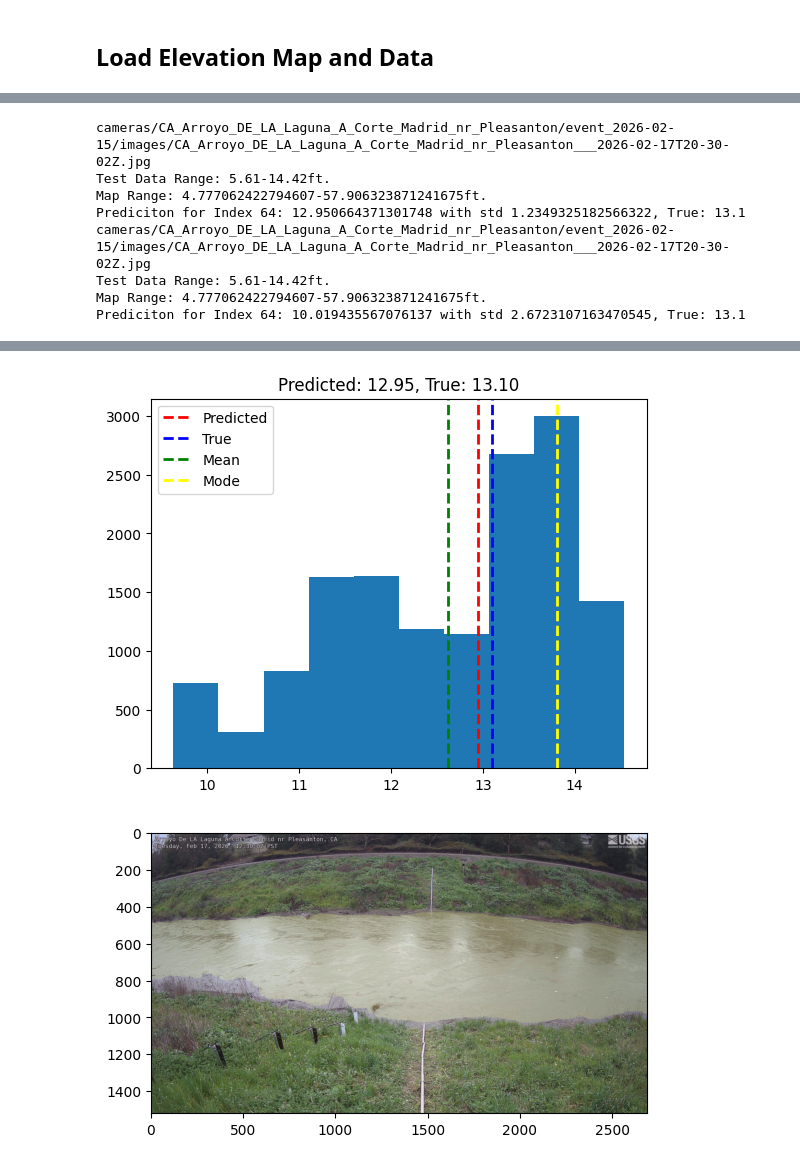
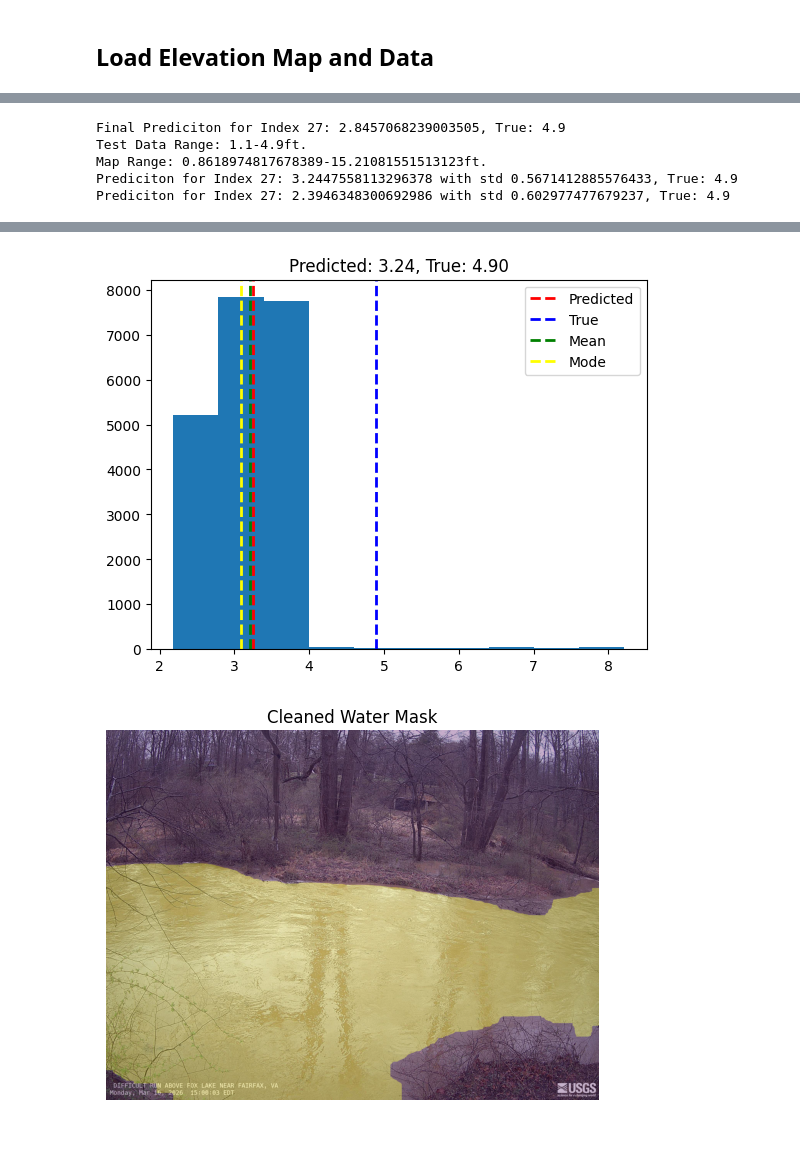
Before and after one commit to Water-Imagery-Sensing/water-level-est-v1, a Jupyter notebook: notebooks/05_map_to_prediction.ipynb, the cells around one changed output, grey strips where cells are left out. Cells and saved outputs as stored; diff of their text form; code cells hidden in the pictures; blank space fills up the shorter version.

```diff
--- a/notebooks/05_map_to_prediction.ipynb
+++ b/notebooks/05_map_to_prediction.ipynb
@@ -51,11 +51,15 @@ test_run_name = 'test_2025-03-25'
 # Select site and test dierctory. The test data will be drawn from the specified folder for the camera
 
 ##### Input ####
-site_selection = 0
+site_selection = 5
+test_run_name = 'event_2026-03-16'
+# test_run_name = 'event_2025-08-14'
 # test_run_name = 'test_2025-03-25'
 # test_run_name = 'event_2025-06-23'
-test_run_name = 'event_2026-02-15'
-
+# test_run_name = 'event_2026-02-15'
+# test_run_name = 'test_2025-12-24'
+# test_run_name = 'event_2026-03-04'
+# test_run_name = 'test_2026-04-03'
 
 ################
 
@@ -81,9 +85,9 @@ masks_dir = f'{test_dir}/masks'
 csv_path = f'{test_dir}/images_and_data.csv'
 
 # # Output directory
-# output_dir = f'{test_dir}/predicitons'
-# os.makedirs(output_dir, exist_ok=True)
+output_dir = f'{test_dir}/predicitons'
+os.makedirs(output_dir, exist_ok=True)
 
 print(f"Loading data from: {csv_path}")
-# print(f"Output will be saved to: {output_dir}")
+print(f"Output will be saved to: {output_dir}")
 # %% [output]
@@ -383,13 +407,16 @@ for i, method in enumerate(methods):
     plt.figure()
     plt.plot(pred_w_ele)
     plt.plot(true_w_ele)
-    plt.title(f"Predicted and True Water Elevations Using {method}")
+    plt.title(f"Predicted and True Water Elevations Using {method.replace('_', ' ')}")
     # plt.legend(("Predicted", "True"))
     legend_entries = []
     for j in range(pred_w_ele.shape[1]):
-        legend_entries.append(f"Predicted {j}")
+        legend_entries.append(f"Predicted")
     legend_entries.append("True")
     plt.legend(legend_entries)
+
+
+    plt.savefig(os.path.join(output_dir,"Water Level Predicitons.png"))
 
     # Calculate Error in Prediction
     # errors[i] = np.abs(pred_w_ele-true_w_ele)
@@ -400,5 +427,5 @@ for i, method in enumerate(methods):
             errors[i] = pred_error
 
         mae = np.mean(pred_error)
-        print(f"MAE when using {method} - Pred {j}: {mae} ft")
+        print(f"MAE when using {method.replace('_', ' ')} - Pred {j}: {mae} ft")
 # %% [output]
@@ -408,17 +434,13 @@ MAE when using weighted_median - Pred 1: 0.84339636058152 ft
 # %%
 # Show information on the worst prediciton
-# for i, method in enumerate(methods):
-#     worst_error_idx = np.argmax(errors[i])
-#     get_specific_est_info(worst_error_idx, elevation_map, rel_depth_map, df, images_dir, masks_dir, method)
+for i, method in enumerate(methods):
+    worst_error_idx = np.argmax(errors[i])
+    get_specific_est_info(worst_error_idx, elevation_map, rel_depth_map, df, images_dir, masks_dir, method, line_thickness=3)
 
-
-get_specific_est_info(64, elevation_map, rel_depth_map, df, images_dir, masks_dir, method)
+# get_specific_est_info(20, elevation_map, rel_depth_map, df, images_dir, masks_dir, method)
 # %% [output]
-cameras/CA_Arroyo_DE_LA_Laguna_A_Corte_Madrid_nr_Pleasanton/event_2026-02-15/images/CA_Arroyo_DE_LA_Laguna_A_Corte_Madrid_nr_Pleasanton___2026-02-17T20-30-02Z.jpg
-Test Data Range: 5.61-14.42ft.
-Map Range: 4.777062422794607-57.906323871241675ft.
-Prediciton for Index 64: 12.950664371301748 with std 1.2349325182566322, True: 13.1
-cameras/CA_Arroyo_DE_LA_Laguna_A_Corte_Madrid_nr_Pleasanton/event_2026-02-15/images/CA_Arroyo_DE_LA_Laguna_A_Corte_Madrid_nr_Pleasanton___2026-02-17T20-30-02Z.jpg
-Test Data Range: 5.61-14.42ft.
-Map Range: 4.777062422794607-57.906323871241675ft.
-Prediciton for Index 64: 10.019435567076137 with std 2.6723107163470545, True: 13.1
+Final Prediciton for Index 27: 2.8457068239003505, True: 4.9
+Test Data Range: 1.1-4.9ft.
+Map Range: 0.8618974817678389-15.21081551513123ft.
+Prediciton for Index 27: 3.2447558113296378 with std 0.5671412885576433, True: 4.9
+Prediciton for Index 27: 2.3946348300692986 with std 0.602977477679237, True: 4.9
@@ -427,2 +449,2 @@ Prediciton for Index 64: 10.019435567076137 with std 2.6723107163470545, True: 1
-[figure, old version]
+[figure, new version]
-[figure, old version]
+[figure, new version]
```
Also changed, not shown: parts of 6 cells of this notebook, 14 other files.
